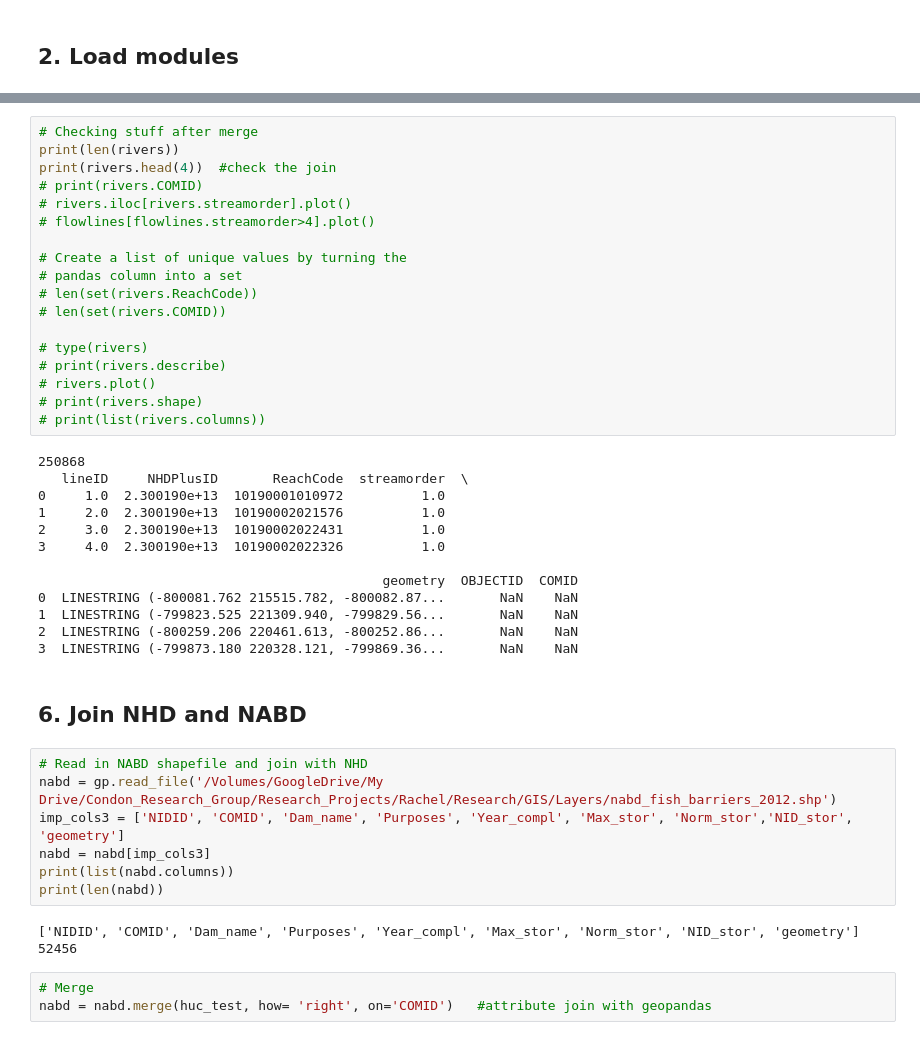
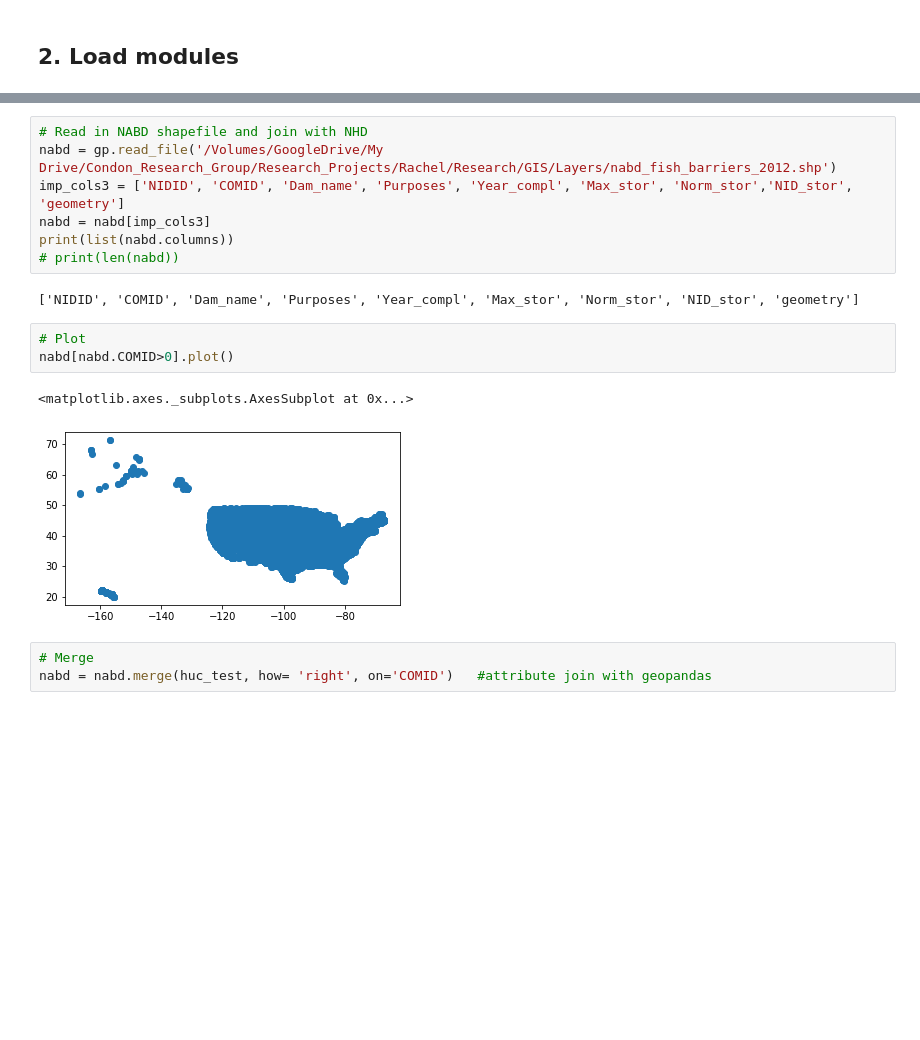
Before and after one commit to rspinti/River_bifurcation, a Jupyter notebook: Workflow_cleaned.ipynb, the cells around one changed output, grey strips where cells are left out. Drawn from its saved outputs; the diff is of its cells as text; blank space fills up the shorter version.

```diff
--- a/Workflow_cleaned.ipynb
+++ b/Workflow_cleaned.ipynb
@@ -173,46 +62,18 @@ rivers = flowlines.merge(huc_test, how='outer', on='ReachCode')
-# %%
-# Checking stuff after merge
-print(len(rivers))
-print(rivers.head(4))  #check the join
-# print(rivers.COMID)
-# rivers.iloc[rivers.streamorder].plot()
-# flowlines[flowlines.streamorder>4].plot()
-
-# Create a list of unique values by turning the
-# pandas column into a set
-# len(set(rivers.ReachCode))
-# len(set(rivers.COMID))
-
-# type(rivers)
-# print(rivers.describe)
-# rivers.plot()
-# print(rivers.shape)
-# print(list(rivers.columns))
-# %% [output]
-250868
-   lineID     NHDPlusID       ReachCode  streamorder  \
-0     1.0  2.300190e+13  10190001010972          1.0
-1     2.0  2.300190e+13  10190002021576          1.0
-2     3.0  2.300190e+13  10190002022431          1.0
-3     4.0  2.300190e+13  10190002022326          1.0
-
-                                            geometry  OBJECTID  COMID
-0  LINESTRING (-800081.762 215515.782, -800082.87...       NaN    NaN
-1  LINESTRING (-799823.525 221309.940, -799829.56...       NaN    NaN
-2  LINESTRING (-800259.206 220461.613, -800252.86...       NaN    NaN
-3  LINESTRING (-799873.180 220328.121, -799869.36...       NaN    NaN
-# %% [markdown]
-## 6. Join NHD and NABD
 # %%
 # Read in NABD shapefile and join with NHD
 nabd = gp.read_file('/Volumes/GoogleDrive/My Drive/Condon_Research_Group/Research_Projects/Rachel/Research/GIS/Layers/nabd_fish_barriers_2012.shp')
 imp_cols3 = ['NIDID', 'COMID', 'Dam_name', 'Purposes', 'Year_compl', 'Max_stor', 'Norm_stor','NID_stor', 'geometry']
 nabd = nabd[imp_cols3]
 print(list(nabd.columns))
-print(len(nabd))
+# print(len(nabd))
 # %% [output]
 ['NIDID', 'COMID', 'Dam_name', 'Purposes', 'Year_compl', 'Max_stor', 'Norm_stor', 'NID_stor', 'geometry']
-52456
+# %%
+# Plot
+nabd[nabd.COMID>0].plot()
+# %% [output]
+<matplotlib.axes._subplots.AxesSubplot at 0x...>
+[figure, added]
 # %%
 # Merge
 nabd = nabd.merge(huc_test, how= 'right', on='COMID')   #attribute join with geopandas
```
Also changed, not shown: parts of 22 cells of this notebook, 2 other files.
